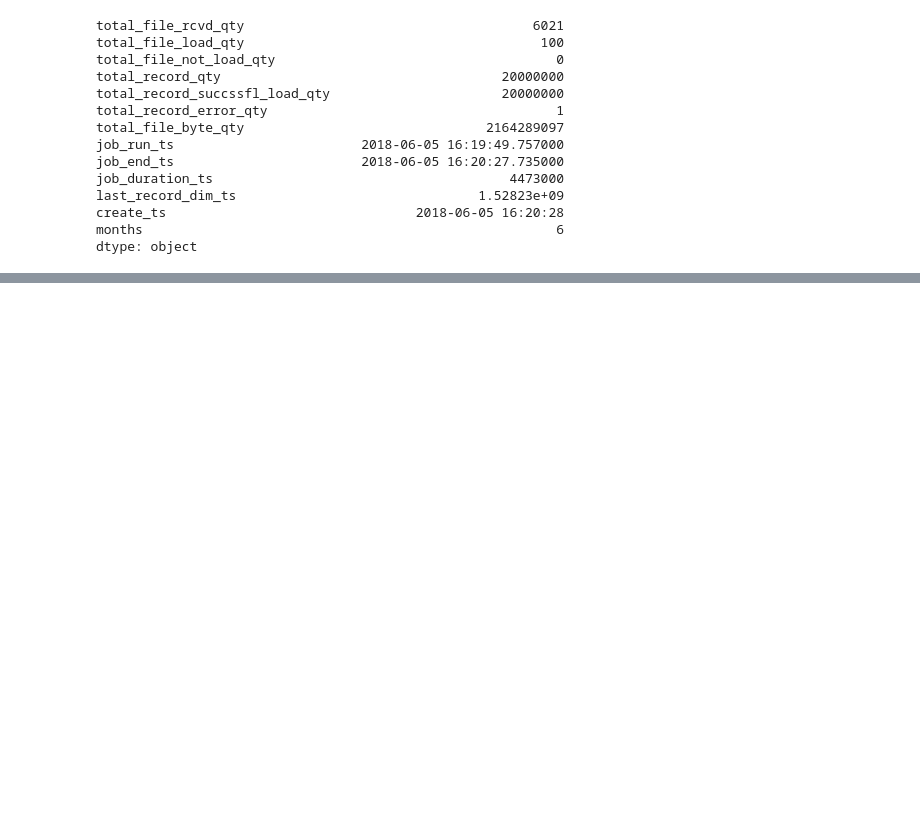
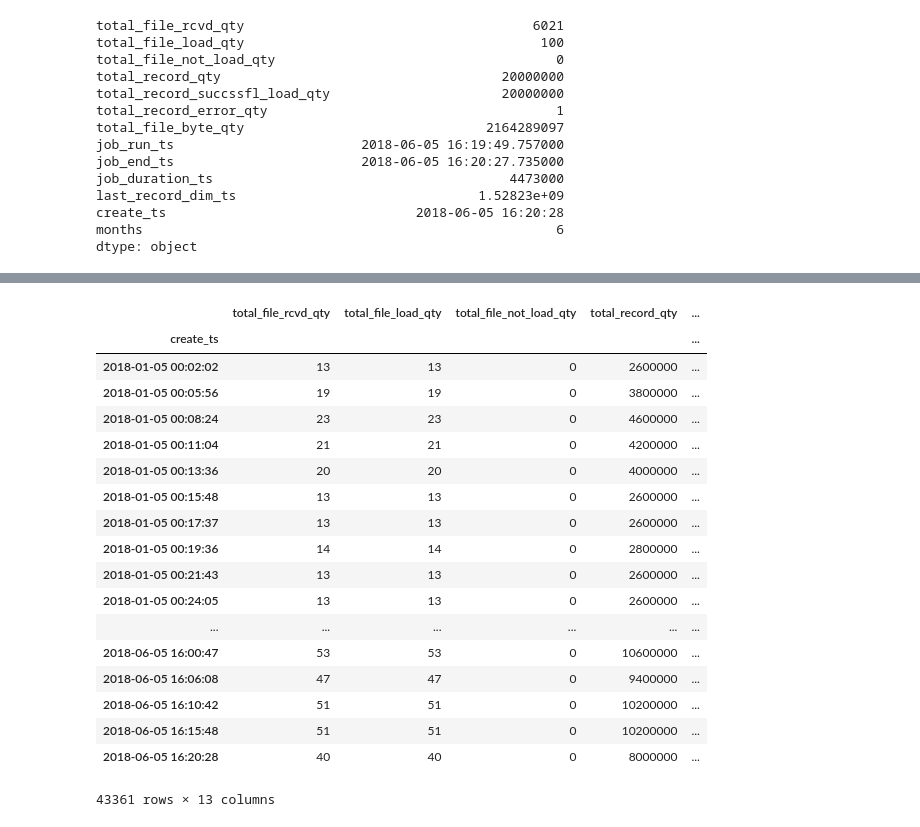
Before and after one commit to rdeapera/jupyter-notebook, a Jupyter notebook: PDC Analysis.ipynb, the cells around one changed output, grey strips where cells are left out. Drawn from its saved outputs; the diff is of its cells as text; code cells hidden in the pictures; blank space fills up the shorter version.

```diff
--- a/PDC Analysis.ipynb
+++ b/PDC Analysis.ipynb
@@ -124,0 +159,22 @@ dtype: object
+# %%
+data.set_index(data.create_ts)
+# %% [output]
+|  | total_file_rcvd_qty | total_file_load_qty | total_file_not_load_qty | total_record_qty | ... |
+| create_ts |  |  |  |  | ... |
+| 2018-01-05 00:02:02 | 13 | 13 | 0 | 2600000 | ... |
+| 2018-01-05 00:05:56 | 19 | 19 | 0 | 3800000 | ... |
+| 2018-01-05 00:08:24 | 23 | 23 | 0 | 4600000 | ... |
+| 2018-01-05 00:11:04 | 21 | 21 | 0 | 4200000 | ... |
+| 2018-01-05 00:13:36 | 20 | 20 | 0 | 4000000 | ... |
+| 2018-01-05 00:15:48 | 13 | 13 | 0 | 2600000 | ... |
+| 2018-01-05 00:17:37 | 13 | 13 | 0 | 2600000 | ... |
+| 2018-01-05 00:19:36 | 14 | 14 | 0 | 2800000 | ... |
+| 2018-01-05 00:21:43 | 13 | 13 | 0 | 2600000 | ... |
+| 2018-01-05 00:24:05 | 13 | 13 | 0 | 2600000 | ... |
+| ... | ... | ... | ... | ... | ... |
+| 2018-06-05 16:00:47 | 53 | 53 | 0 | 10600000 | ... |
+| 2018-06-05 16:06:08 | 47 | 47 | 0 | 9400000 | ... |
+| 2018-06-05 16:10:42 | 51 | 51 | 0 | 10200000 | ... |
+| 2018-06-05 16:15:48 | 51 | 51 | 0 | 10200000 | ... |
+| 2018-06-05 16:20:28 | 40 | 40 | 0 | 8000000 | ... |
+43361 rows × 13 columns
```
Also changed, not shown: parts of 5 cells of this notebook, 1 other file.
